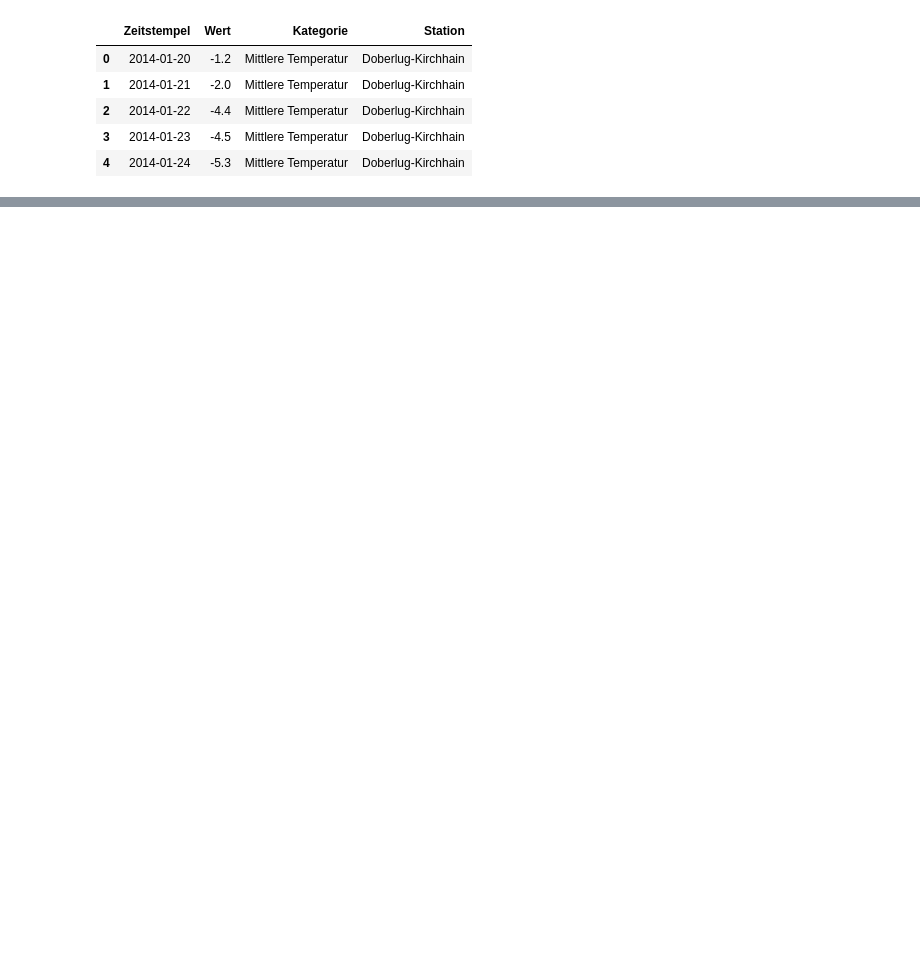
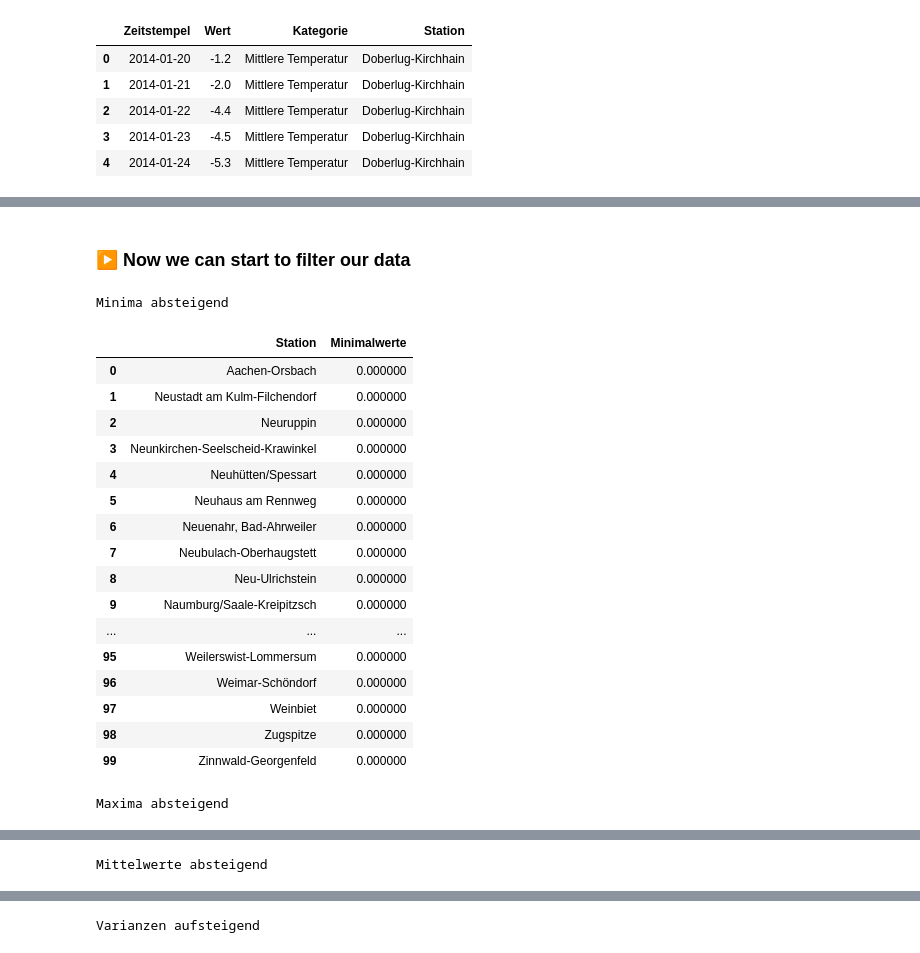
Before and after one commit to Gizmo-Labs/Statistical-Computing, a Jupyter notebook: Data-Analysis.ipynb, the cells around one changed output, grey strips where cells are left out. Saved outputs shown, nothing was run; the diff lists cells and outputs as text; code cells hidden in the pictures; blank space fills up the shorter version.

```diff
--- a/Data-Analysis.ipynb
+++ b/Data-Analysis.ipynb
@@ -21,0 +31,10 @@ df.head()
+# %%
+
+# Convert "Zeitstempel" to dateTime
+df['Zeitstempel'] = pd.to_datetime(df.Zeitstempel)
+
+# Convert "Station" to String
+df['Station'] = df['Station'].astype("string")
+
+# Convert "Produkt_Titel" to String
+df['Kategorie'] = df['Kategorie'].astype("string")
@@ -60,0 +56,64 @@ var = my_plot.set_xticklabels(my_plot.get_xticklabels(), rotation=45,  horizonta
+# %% [markdown]
+### ▶️ Now we can start to filter our data
+# %%
+pd.set_option('display.max_colwidth', None)
+
+def display_side_by_side(dfs:list, captions:list):
+    """Display tables side by side to save vertical space
+    Input:
+        dfs: list of pandas.DataFrame
+        captions: list of table captions
+    """
+    output = ""
+    combined = dict(zip(captions, dfs))
+    for caption, df in combined.items():
+        output += df.style.set_table_attributes("style='display:inline'").set_caption(caption)._repr_html_()
+        output += "\xa0\xa0\xa0\xa0\xa0"
+    display(HTML(output))
+
+# We take the data for "Sonnenscheindauer"
+df_sunshine = df.loc[(df['Kategorie'] == "Sonnenscheindauer")].reset_index(drop=True)
+df_sunshine_2 = df_sunshine.groupby('Station')
+
+# We group our pre-chosen "Sonnenscheindauer" data by station, then we aggregate Minimum, Maximum, Mean and Variance
+
+# Sub-set is finally sorted by Minimum in a ascending manner
+df_sunshine_min = df_sunshine.groupby('Station')[['Wert']].agg(['min']).sort_values(by=('Wert','min'),ascending=True).reset_index()
+
+# Sub-set is finally sorted by Maximum in a ascending manner
+df_sunshine_max = df_sunshine.groupby('Station')[['Wert']].agg(['max']).sort_values(by=('Wert','max'),ascending=False).reset_index()
+
+# Sub-result is finally sorted by Maximum in a ascending manner
+df_sunshine_var = df_sunshine.groupby('Station')[['Wert']].agg(['var']).sort_values(by=('Wert','var'),ascending=True).reset_index()
+
+# Sub-result is finally sorted by Mean in a ascending manner
+df_sunshine_mean = df_sunshine.groupby('Station')[['Wert']].agg(['mean']).sort_values(by=('Wert','mean'),ascending=False).reset_index()
+#df_sunshine_mean = df_sunshine_mean.loc[(df['Wert'] >= 2.0)]
+
+# We resolve the mulitindex to a single index, and give the columns a nicer name
+df_sunshine_max.columns = ['Station', 'Maximalwerte']
+df_sunshine_min.columns = ['Station', 'Minimalwerte']
+df_sunshine_mean.columns = ['Station', 'Mittelwerte']
+df_sunshine_var.columns = ['Station', 'Varianzen']
+
+display_side_by_side([df_sunshine_min[0:100], df_sunshine_max[0:100], df_sunshine_mean[0:100], df_sunshine_var[0:100]], ['Minima absteigend', 'Maxima absteigend', 'Mittelwerte absteigend', 'Varianzen aufsteigend'])
+# %% [output]
+Minima absteigend
+|  | Station | Minimalwerte |
+| 0 | Aachen-Orsbach | 0.000000 |
+| 1 | Neustadt am Kulm-Filchendorf | 0.000000 |
+| 2 | Neuruppin | 0.000000 |
+| 3 | Neunkirchen-Seelscheid-Krawinkel | 0.000000 |
+| 4 | Neuhütten/Spessart | 0.000000 |
+| 5 | Neuhaus am Rennweg | 0.000000 |
+| 6 | Neuenahr, Bad-Ahrweiler | 0.000000 |
+| 7 | Neubulach-Oberhaugstett | 0.000000 |
+| 8 | Neu-Ulrichstein | 0.000000 |
+| 9 | Naumburg/Saale-Kreipitzsch | 0.000000 |
+| ... | ... | ... |
+| 95 | Weilerswist-Lommersum | 0.000000 |
+| 96 | Weimar-Schöndorf | 0.000000 |
+| 97 | Weinbiet | 0.000000 |
+| 98 | Zugspitze | 0.000000 |
+| 99 | Zinnwald-Georgenfeld | 0.000000 |
+Maxima absteigend
@@ -60,0 +137 @@ var = my_plot.set_xticklabels(my_plot.get_xticklabels(), rotation=45,  horizonta
+Mittelwerte absteigend
@@ -60,0 +155 @@ var = my_plot.set_xticklabels(my_plot.get_xticklabels(), rotation=45,  horizonta
+Varianzen aufsteigend
```
Also changed, not shown: parts of 9 cells of this notebook.
